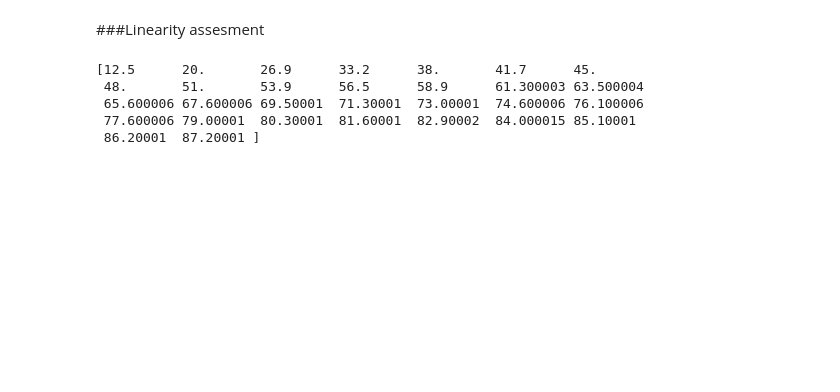
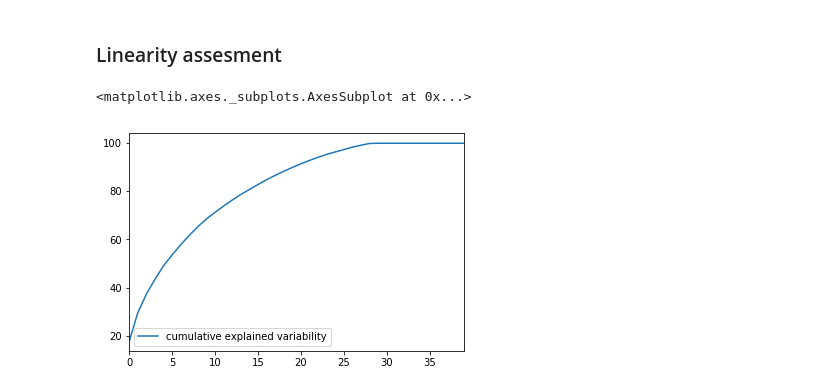
Before and after one commit to rahulmohan/drug-side-effect-predictor, a Jupyter notebook: drug-pytorch-hackathon/Latent Space Analysis.ipynb, the cells around one changed output. Drawn from its saved outputs; the diff is of its cells as text; code cells hidden in the pictures; blank space fills up the shorter version.

```diff
--- a/drug-pytorch-hackathon/Latent Space Analysis.ipynb
+++ b/drug-pytorch-hackathon/Latent Space Analysis.ipynb
@@ -9,2 +10,2 @@ from mpl_toolkits.mplot3d import Axes3D
 # %% [markdown]
-###Linearity assesment
+### Linearity assesment
@@ -11,13 +14,9 @@ from mpl_toolkits.mplot3d import Axes3D
 # %%
-latent = MinMaxScaler().fit_transform(np.load("sider_latent.npy"))
-
-pca = PCA(n_components=30)
+pca = PCA(n_components=40)
 reduced = pca.fit_transform(latent)
-print(np.cumsum(np.round(pca.explained_variance_ratio_, decimals=3)*100))
+df=pd.DataFrame({"cumulative explained variability": np.cumsum(np.round(pca.explained_variance_ratio_, decimals=3)*100)})
+df.plot()
 # %% [output]
-[12.5      20.       26.9      33.2      38.       41.7      45.
- 48.       51.       53.9      56.5      58.9      61.300003 63.500004
- 65.600006 67.600006 69.50001  71.30001  73.00001  74.600006 76.100006
- 77.600006 79.00001  80.30001  81.60001  82.90002  84.000015 85.10001
- 86.20001  87.20001 ]
+<matplotlib.axes._subplots.AxesSubplot at 0x...>
+[figure, added]
 # %% [markdown]
```
Also changed, not shown: parts of 14 cells of this notebook.
